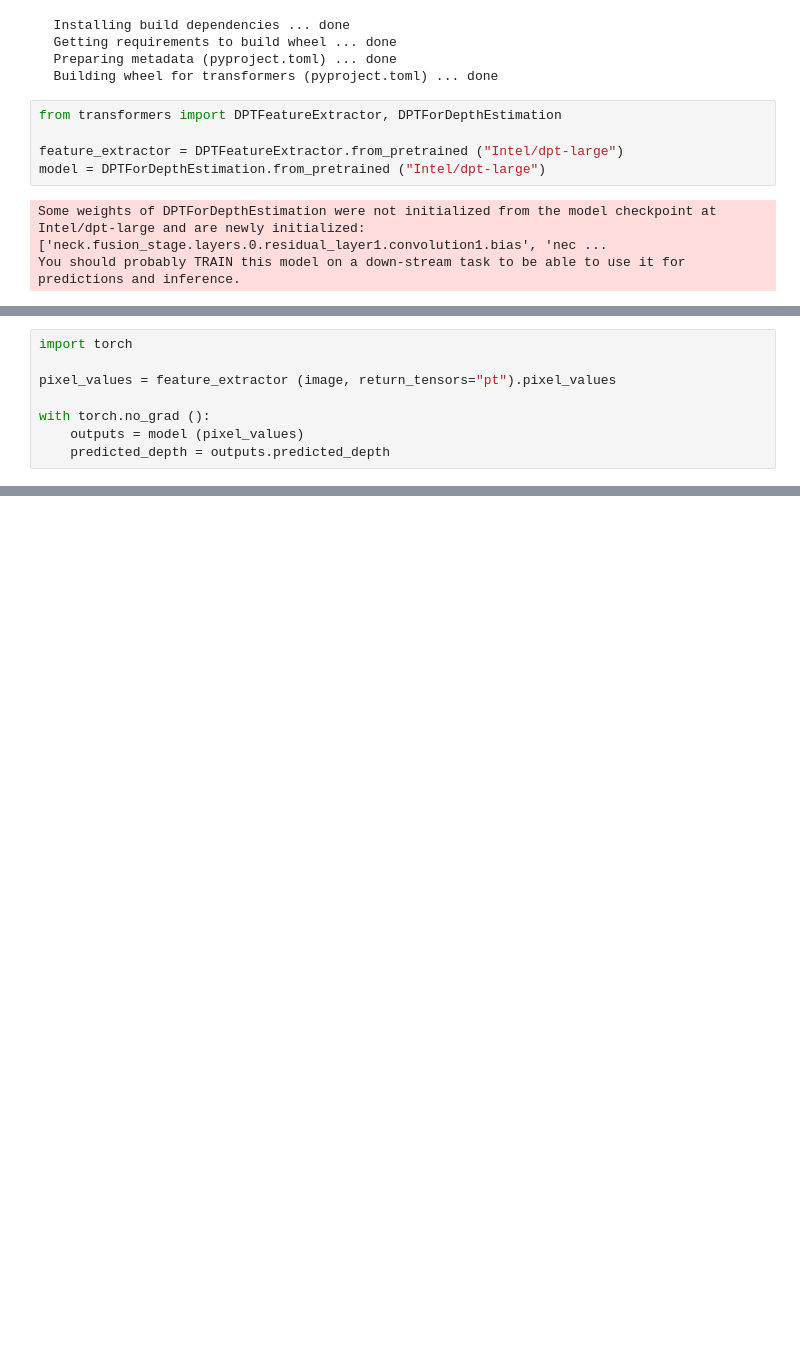
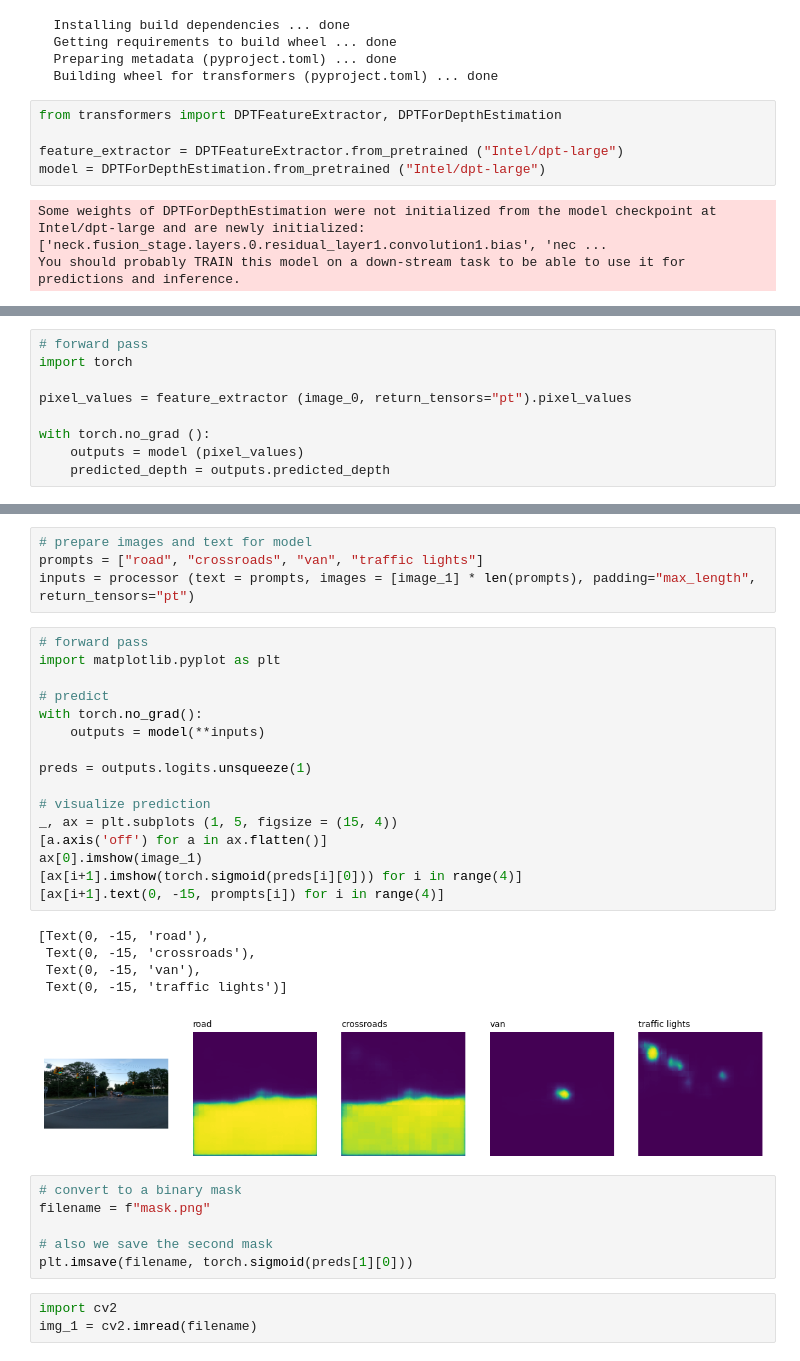
Before and after one commit to AleksandrMorozov123/Computer_vision_architectures, a Jupyter notebook: transformers.ipynb, the cells around one changed output, grey strips where cells are left out. Saved outputs shown, nothing was run; the diff lists cells and outputs as text; blank space fills up the shorter version.

```diff
--- a/transformers.ipynb
+++ b/transformers.ipynb
@@ -205,7 +203,8 @@ image
 # %%
+# forward pass
 import torch
 
-pixel_values = feature_extractor (image, return_tensors="pt").pixel_values
+pixel_values = feature_extractor (image_0, return_tensors="pt").pixel_values
 
 with torch.no_grad ():
     outputs = model (pixel_values)
@@ -230,0 +245,35 @@ depth
+# %%
+# prepare images and text for model
+prompts = ["road", "crossroads", "van", "traffic lights"]
+inputs = processor (text = prompts, images = [image_1] * len(prompts), padding="max_length", return_tensors="pt")
+# %%
+# forward pass
+import matplotlib.pyplot as plt
+
+# predict
+with torch.no_grad():
+    outputs = model(**inputs)
+
+preds = outputs.logits.unsqueeze(1)
+
+# visualize prediction
+_, ax = plt.subplots (1, 5, figsize = (15, 4))
+[a.axis('off') for a in ax.flatten()]
+ax[0].imshow(image_1)
+[ax[i+1].imshow(torch.sigmoid(preds[i][0])) for i in range(4)]
+[ax[i+1].text(0, -15, prompts[i]) for i in range(4)]
+# %% [output]
+[Text(0, -15, 'road'),
+ Text(0, -15, 'crossroads'),
+ Text(0, -15, 'van'),
+ Text(0, -15, 'traffic lights')]
+[figure, added]
+# %%
+# convert to a binary mask
+filename = f"mask.png"
+
+# also we save the second mask
+plt.imsave(filename, torch.sigmoid(preds[1][0]))
+# %%
+import cv2
+img_1 = cv2.imread(filename)
```
Also changed, not shown: parts of 9 cells of this notebook.
